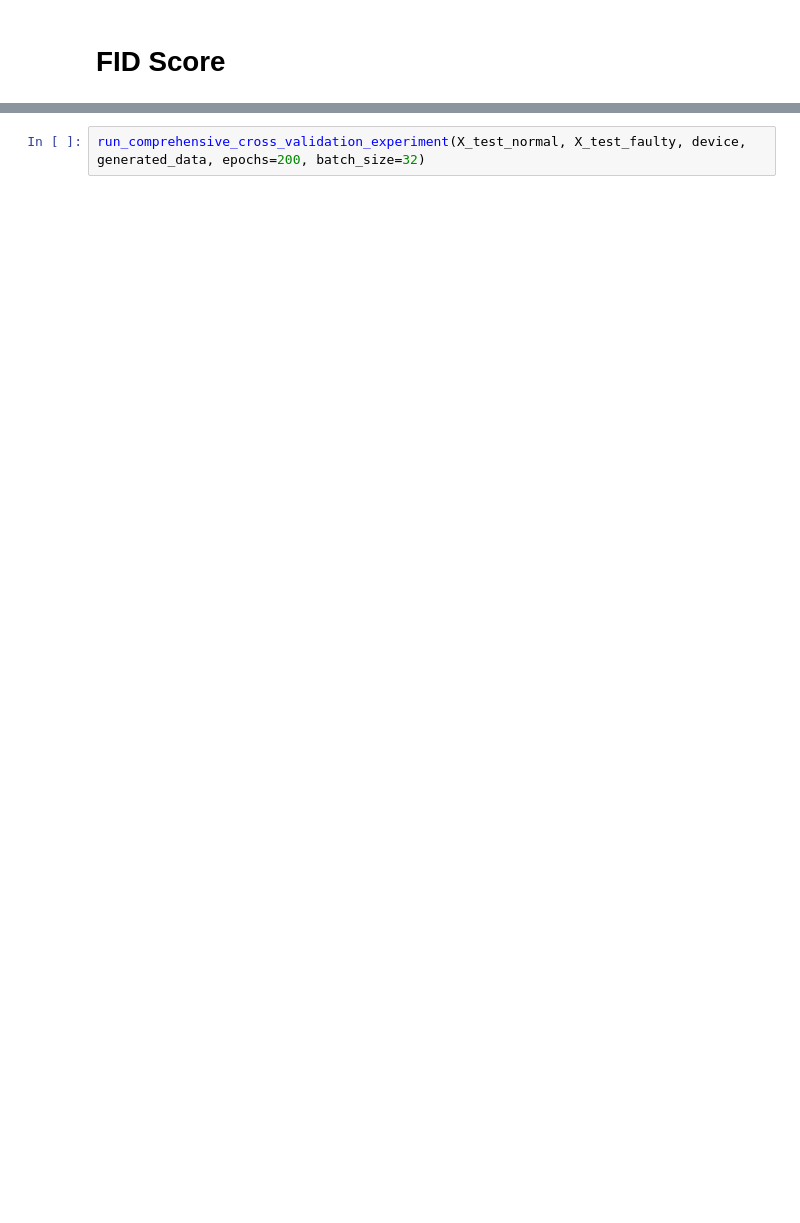
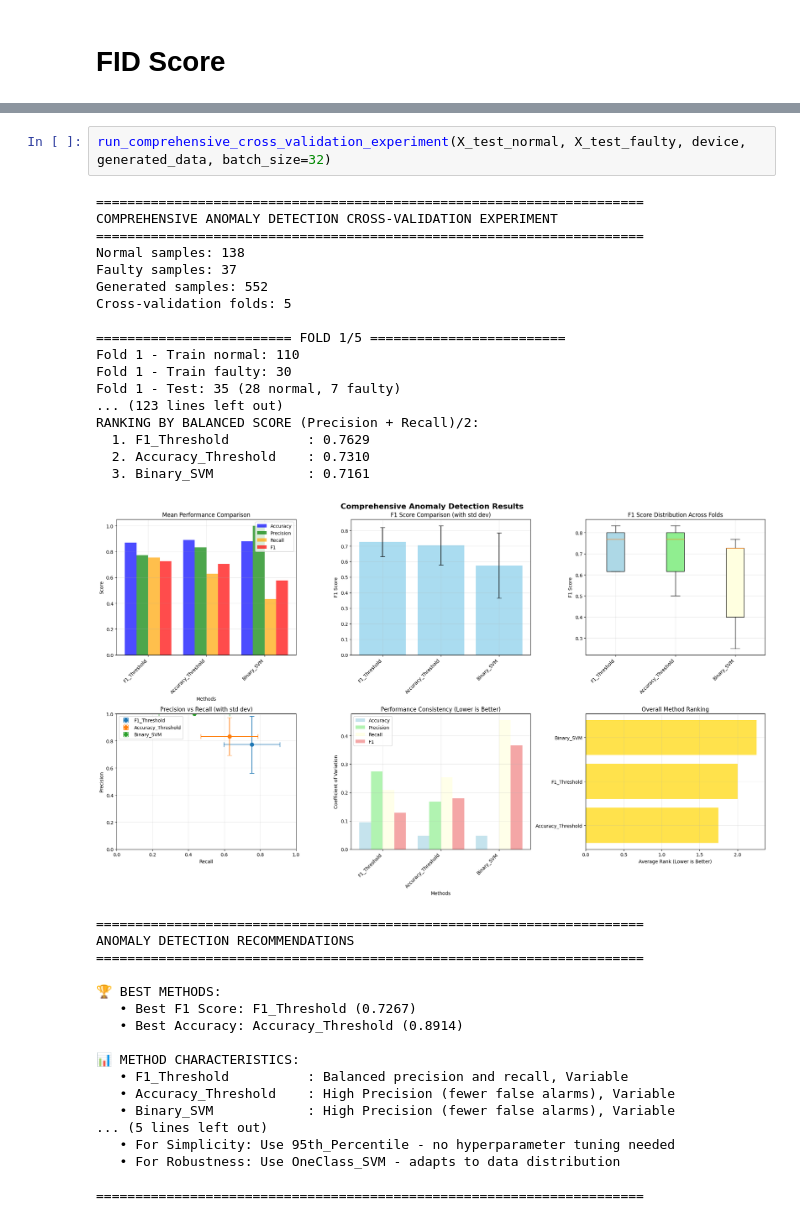
Before and after one commit to maddiew95/SmartIoT-2025, a Jupyter notebook: GANs models/Vanilla GANs/gan.ipynb, the cells around one changed output, grey strips where cells are left out. Cells and saved outputs as stored; diff of their text form; blank space fills up the shorter version.

```diff
--- a/GANs models/Vanilla GANs/gan.ipynb
+++ b/GANs models/Vanilla GANs/gan.ipynb
@@ -451,2 +564,38 @@ else:
 # %%
-run_comprehensive_cross_validation_experiment(X_test_normal, X_test_faulty, device, generated_data, epochs=200, batch_size=32)
+run_comprehensive_cross_validation_experiment(X_test_normal, X_test_faulty, device, generated_data, batch_size=32)
+# %% [output]
+======================================================================
+COMPREHENSIVE ANOMALY DETECTION CROSS-VALIDATION EXPERIMENT
+======================================================================
+Normal samples: 138
+Faulty samples: 37
+Generated samples: 552
+Cross-validation folds: 5
+
+========================= FOLD 1/5 =========================
+Fold 1 - Train normal: 110
+Fold 1 - Train faulty: 30
+Fold 1 - Test: 35 (28 normal, 7 faulty)
+... (123 lines left out)
+RANKING BY BALANCED SCORE (Precision + Recall)/2:
+  1. F1_Threshold          : 0.7629
+  2. Accuracy_Threshold    : 0.7310
+  3. Binary_SVM            : 0.7161
+[figure, added]
+======================================================================
+ANOMALY DETECTION RECOMMENDATIONS
+======================================================================
+
+🏆 BEST METHODS:
+   • Best F1 Score: F1_Threshold (0.7267)
+   • Best Accuracy: Accuracy_Threshold (0.8914)
+
+📊 METHOD CHARACTERISTICS:
+   • F1_Threshold          : Balanced precision and recall, Variable
+   • Accuracy_Threshold    : High Precision (fewer false alarms), Variable
+   • Binary_SVM            : High Precision (fewer false alarms), Variable
+... (5 lines left out)
+   • For Simplicity: Use 95th_Percentile - no hyperparameter tuning needed
+   • For Robustness: Use OneClass_SVM - adapts to data distribution
+
+======================================================================
```
Also changed, not shown: parts of 5 cells of this notebook, 15 other files.
